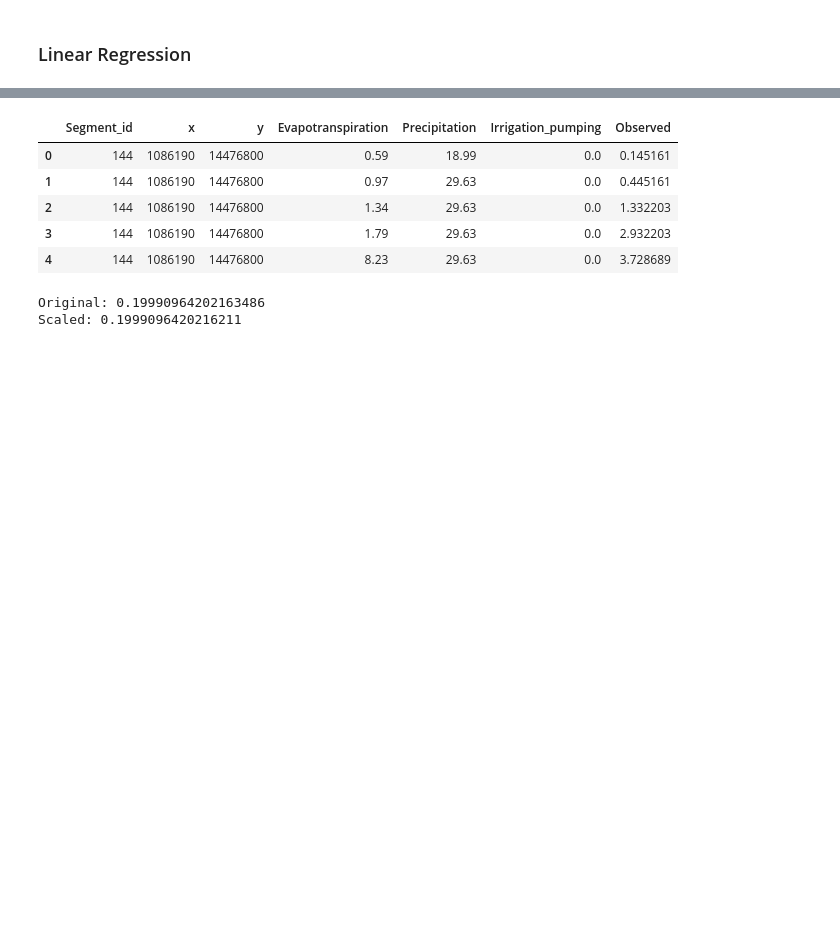
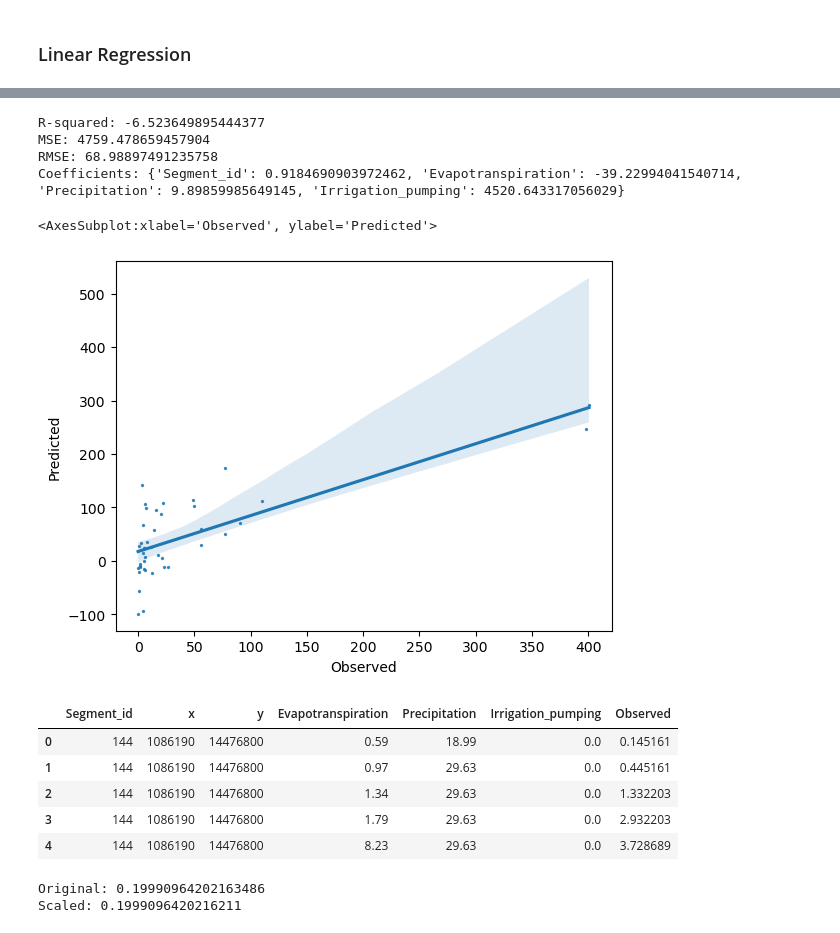
Before and after one commit to jakepper/CS5830-Group15-Project6, a Jupyter notebook: project6.ipynb, the cells around one changed output, grey strips where cells are left out. Drawn from its saved outputs; the diff is of its cells as text; code cells hidden in the pictures; blank space fills up the shorter version.

```diff
--- a/project6.ipynb
+++ b/project6.ipynb
@@ -228,0 +217,3 @@ Standard Deviation: 10.512908513378601
+# %%
+group = df.groupby('Segment_id')[['Evapotranspiration', 'Precipitation', 'Irrigation_pumping', 'Observed']].median().reset_index()
+display(group.head())
@@ -229,3 +227,38 @@ Standard Deviation: 10.512908513378601
+# %%
+from sklearn.metrics import r2_score
+from sklearn.metrics import mean_squared_error
+
+X = group[['Segment_id','Evapotranspiration', 'Precipitation', 'Irrigation_pumping']]
+y = group['Observed']
+X_train, X_test, y_train, y_test = train_test_split(X, y, test_size=0.2, random_state=42)
+
+# Build the linear regression model
+model = LinearRegression()
+model.fit(X_train, y_train)
+
+# Evaluate the model on the testing set
+y_pred = model.predict(X_test)
+print('R-squared:', r2_score(y_test, y_pred))
+print('MSE:', mean_squared_error(y_test, y_pred))
+print('RMSE:', mean_squared_error(y_test, y_pred, squared=False))
+
+# Interpret the results
+coefficients = dict(zip(X.columns, model.coef_))
+print('Coefficients:', coefficients)
+
+
+# Add the predicted values to the DataFrame
+group['Predicted'] = model.predict(X)
+
+# Plot the actual vs predicted values
+sns.regplot(x='Observed', y='Predicted', data=group, scatter_kws={'s':2})
+# %% [output]
+R-squared: -6.523649895444377
+MSE: 4759.478659457904
+RMSE: 68.98897491235758
+Coefficients: {'Segment_id': 0.9184690903972462, 'Evapotranspiration': -39.22994041540714, 'Precipitation': 9.89859985649145, 'Irrigation_pumping': 4520.643317056029}
+<AxesSubplot:xlabel='Observed', ylabel='Predicted'>
+[figure, added]
 # %%
 req = df[['Segment_id','x', 'y', 'Evapotranspiration', 'Precipitation', 'Irrigation_pumping','Observed']].copy()
 req.head()
```
Also changed, not shown: parts of 14 cells of this notebook.
